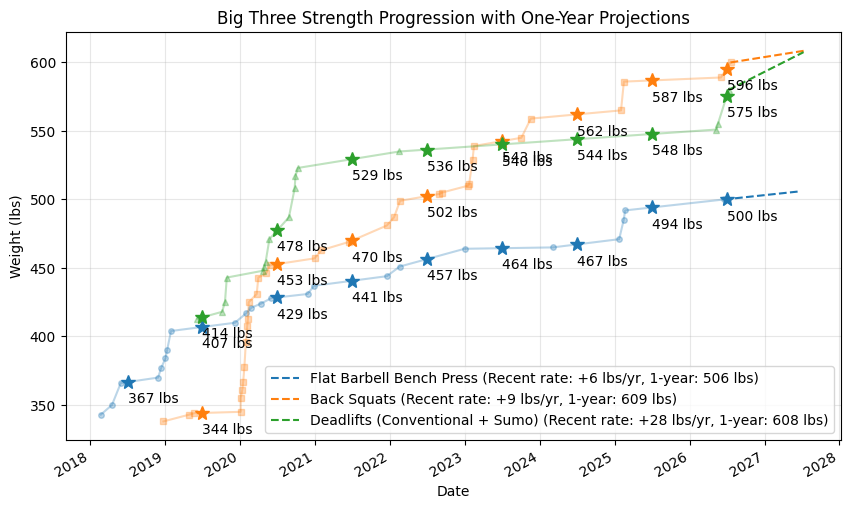
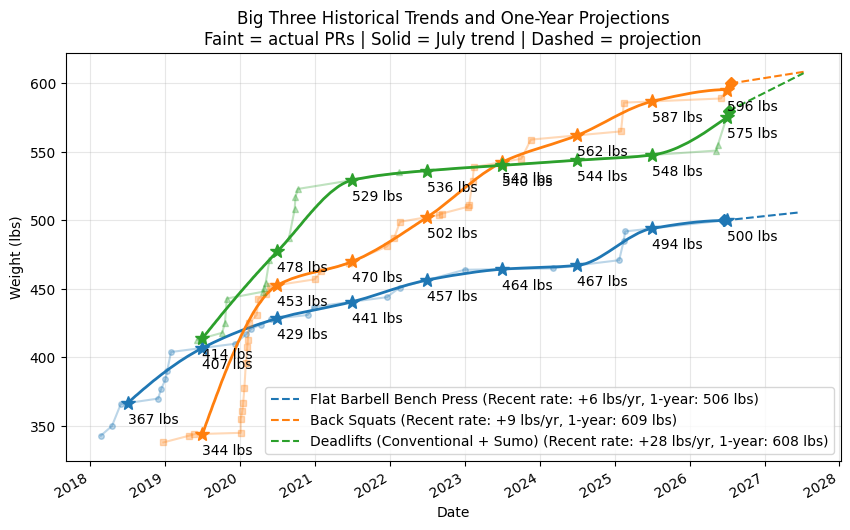
Code edit (unified diff) that turned the first committed figure into the second:
--- before
+++ after
@@ -1,3 +1,4 @@
 import numpy as np
+from scipy.interpolate import PchipInterpolator
 
 DAYS_PER_YEAR = 365.2425
@@ -77,4 +78,23 @@
             line_color = line.get_color()
 
+            # Draw a shape-preserving historical trend through the annual
+            # snapshots. It describes history only and never extrapolates.
+            historical_dates = pd.date_range(
+                selected_dates[0], selected_dates[-1], periods=300
+            )
+            historical_x = np.array(
+                [(date - selected_dates[0]).days for date in selected_dates]
+            )
+            smooth_x = (historical_dates - selected_dates[0]).days
+            historical_weights = PchipInterpolator(
+                historical_x, selected_weights
+            )(smooth_x)
+            plt.plot(
+                historical_dates,
+                historical_weights,
+                color=line_color,
+                linewidth=2,
+            )
+
             # Plot July 1 snapshots as stars.
             for date, weight in selected_points:
@@ -86,4 +106,13 @@
                     textcoords="offset points",
                 )
+
+            # Highlight the latest actual record where the projection begins.
+            plt.plot(
+                current_date,
+                current_weight,
+                marker="D",
+                markersize=6,
+                color=line_color,
+            )
 
             # Project one year from the latest actual record at the recent rate.
@@ -100,5 +129,8 @@
             )
 
-plt.title("Big Three Strength Progression with One-Year Projections")
+plt.title(
+    "Big Three Historical Trends and One-Year Projections\n"
+    "Faint = actual PRs | Solid = July trend | Dashed = projection"
+)
 plt.xlabel("Date")
 plt.ylabel("Weight (lbs)")

Commit: Restore historical big three trend lines